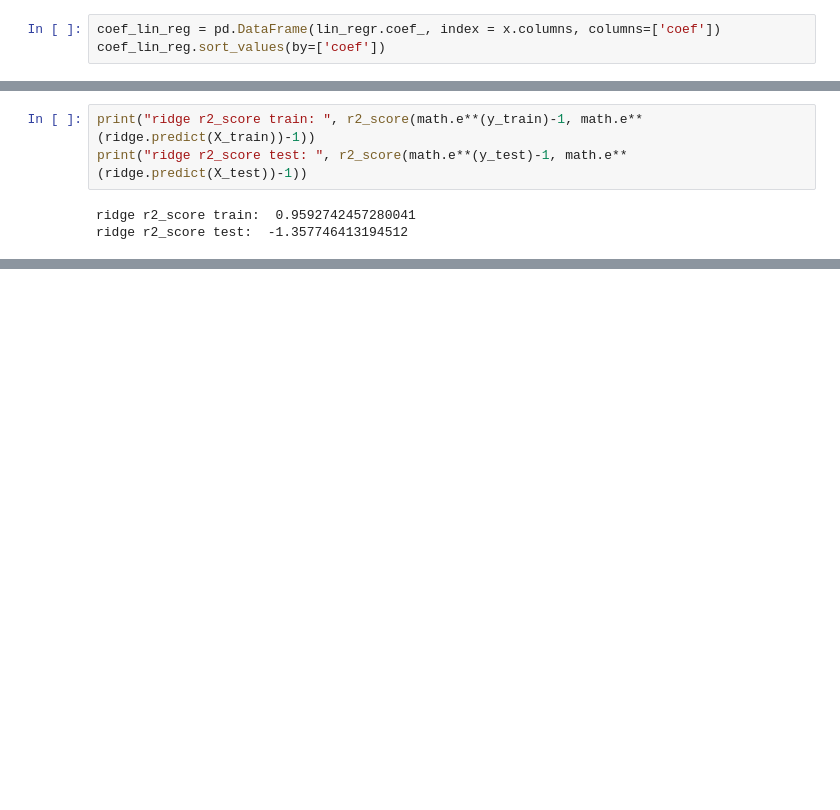
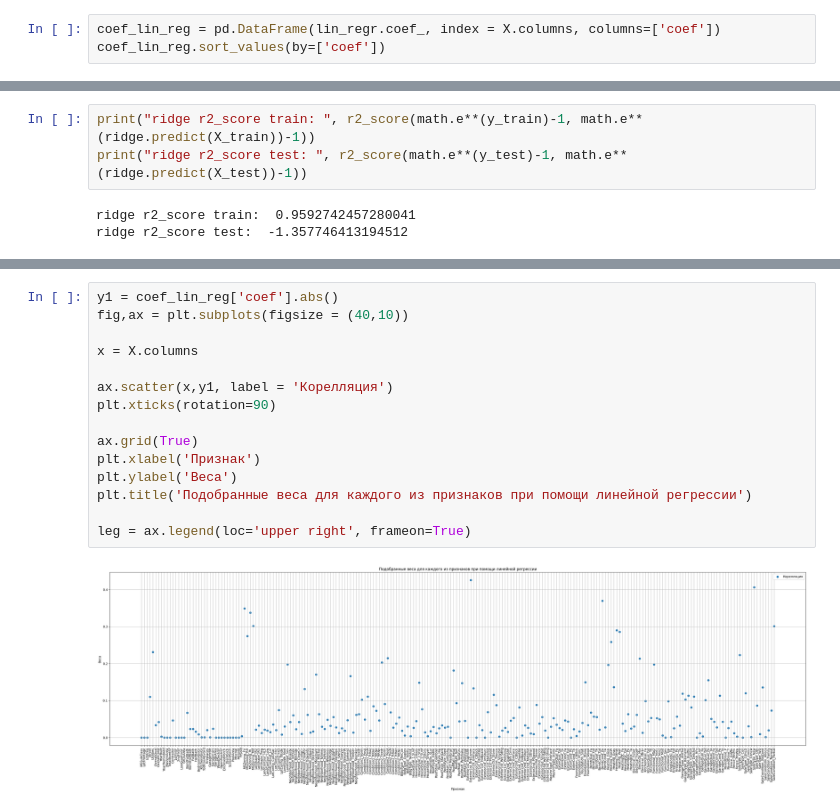
Before and after one commit to neuezeldaa/LinReg_HousePrices_Predict, a Jupyter notebook: HousePricesPredict.ipynb, the cells around one changed output, grey strips where cells are left out. Cells and saved outputs as stored; diff of their text form; blank space fills up the shorter version.

```diff
--- a/HousePricesPredict.ipynb
+++ b/HousePricesPredict.ipynb
@@ -279,7 +268,7 @@ print("lin_reg r2_score test: ", r2_score(math.e**(y_test)-1, math.e**(lin_regr.
 lin_reg r2_score train:  0.9593548287574836
 lin_reg r2_score test:  -1.353182740580241
 # %%
-coef_lin_reg = pd.DataFrame(lin_regr.coef_, index = x.columns, columns=['coef'])
+coef_lin_reg = pd.DataFrame(lin_regr.coef_, index = X.columns, columns=['coef'])
 coef_lin_reg.sort_values(by=['coef'])
 # %% [output]
 |  | coef |
@@ -387,0 +487,17 @@ coef_ridge.sort_values(by=['coef_ridge'])
+# %%
+y1 = coef_lin_reg['coef'].abs()
+fig,ax = plt.subplots(figsize = (40,10))
+
+x = X.columns
+
+ax.scatter(x,y1, label = 'Корелляция')
+plt.xticks(rotation=90)
+
+ax.grid(True)
+plt.xlabel('Признак')
+plt.ylabel('Веса')
+plt.title('Подобранные веса для каждого из признаков при помощи линейной регрессии')
+
+leg = ax.legend(loc='upper right', frameon=True)
+# %% [output]
+[figure, added]
```
Also changed, not shown: parts of 25 cells of this notebook.
